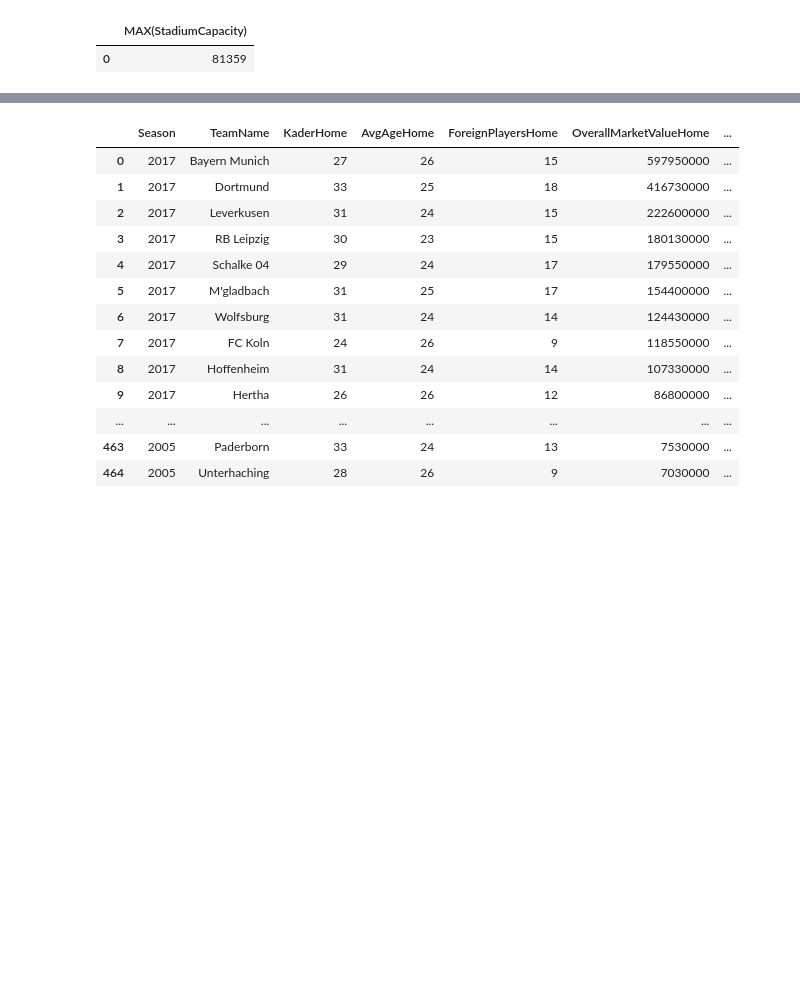
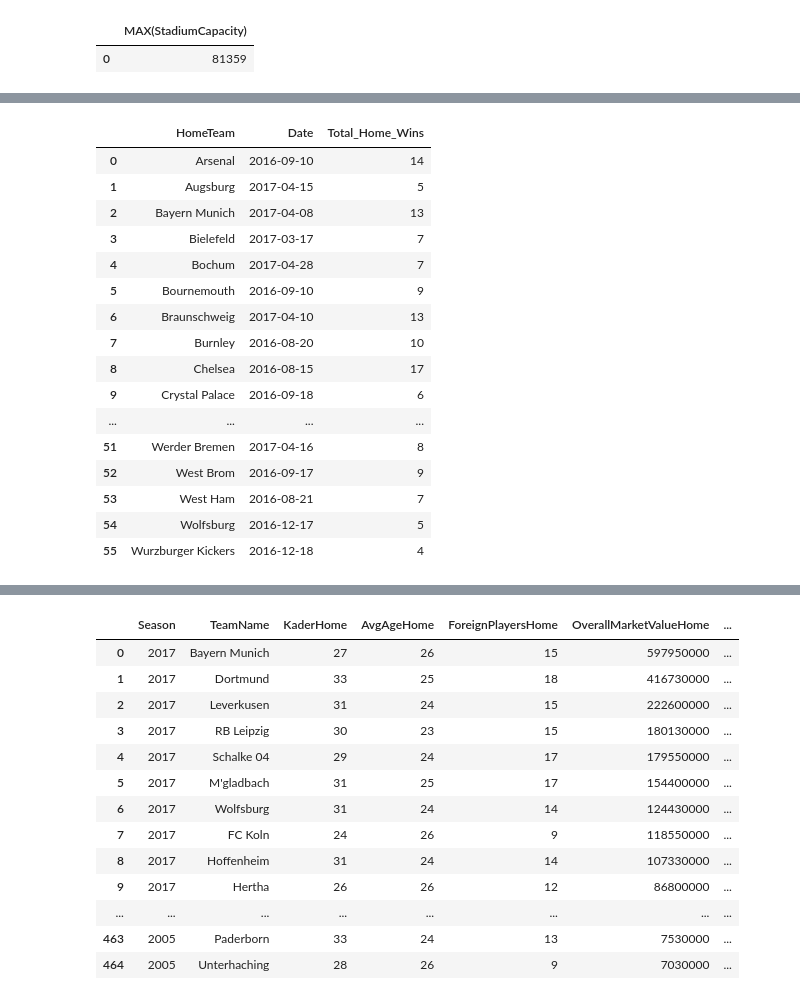
Before and after one commit to erikajane/Introduction_to_SQL_with_Python, a Jupyter notebook: Aggregating Data & the GROUP BY Function.ipynb, the cells around one changed output, grey strips where cells are left out. Saved outputs shown, nothing was run; the diff lists cells and outputs as text; code cells hidden in the pictures; blank space fills up the shorter version.

```diff
--- a/Aggregating Data & the GROUP BY Function.ipynb
+++ b/Aggregating Data & the GROUP BY Function.ipynb
@@ -242,0 +398,29 @@ Teams_df
+# %%
+# Return the total home games each team won during the 2016
+# season from the Matches dataset
+
+cur.execute('''SELECT HomeTeam, Date, COUNT(FTR) AS Total_Home_Wins
+               FROM Matches
+               WHERE FTR = 'H' AND Season = '2016'
+               GROUP BY HomeTeam;''')
+Teams_df =pd.DataFrame(cur.fetchall())
+Teams_df.columns = [x[0] for x in cur.description]
+Teams_df
+# %% [output]
+|  | HomeTeam | Date | Total_Home_Wins |
+| 0 | Arsenal | 2016-09-10 | 14 |
+| 1 | Augsburg | 2017-04-15 | 5 |
+| 2 | Bayern Munich | 2017-04-08 | 13 |
+| 3 | Bielefeld | 2017-03-17 | 7 |
+| 4 | Bochum | 2017-04-28 | 7 |
+| 5 | Bournemouth | 2016-09-10 | 9 |
+| 6 | Braunschweig | 2017-04-10 | 13 |
+| 7 | Burnley | 2016-08-20 | 10 |
+| 8 | Chelsea | 2016-08-15 | 17 |
+| 9 | Crystal Palace | 2016-09-18 | 6 |
+| ... | ... | ... | ... |
+| 51 | Werder Bremen | 2017-04-16 | 8 |
+| 52 | West Brom | 2016-09-17 | 9 |
+| 53 | West Ham | 2016-08-21 | 7 |
+| 54 | Wolfsburg | 2016-12-17 | 5 |
+| 55 | Wurzburger Kickers | 2016-12-18 | 4 |
```
Also changed, not shown: parts of 42 cells of this notebook.
